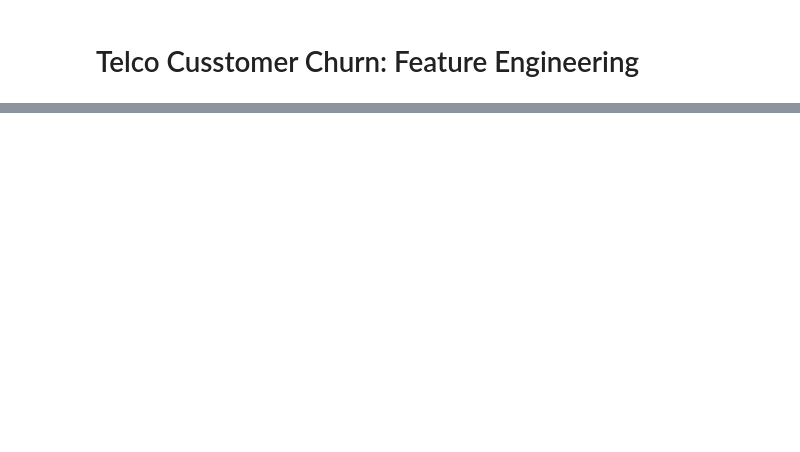
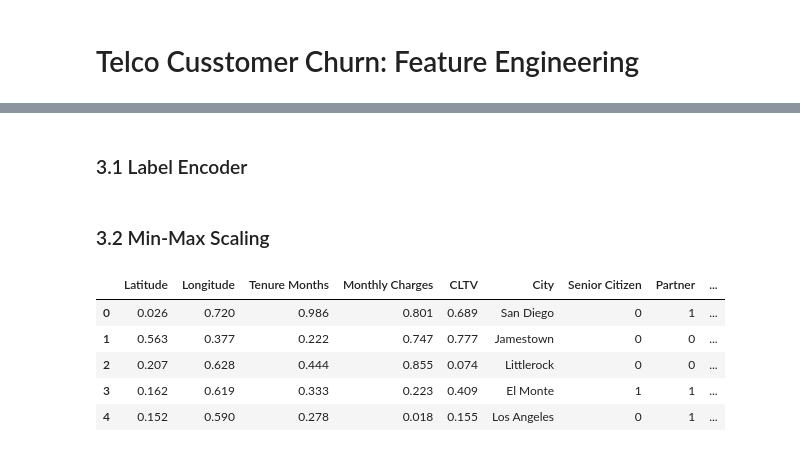
Before and after one commit to lintosunny/churn-x, a Jupyter notebook: ml/notebooks/feature_engineering.ipynb, the cells around one changed output, grey strips where cells are left out. Saved outputs shown, nothing was run; the diff lists cells and outputs as text; code cells hidden in the pictures; blank space fills up the shorter version.

```diff
--- a/ml/notebooks/feature_engineering.ipynb
+++ b/ml/notebooks/feature_engineering.ipynb
@@ -248,0 +350,8 @@ Final VIF values (all <= 10):
+# %%
+# Analyze unique values in each column
+print("Unique values analysis:")
+for col in X_train.columns:
+    if X_train[col].nunique() <= 5:
+        print(f"{col} -> {X_train[col].nunique()} -> {X_train[col].unique()}")
+    else:
+        print(f"{col} -> {X_train[col].nunique()}")
@@ -248,0 +381,22 @@ Final VIF values (all <= 10):
+# %% [markdown]
+### 3.1 Label Encoder
+# %%
+cols_to_label_encode = ['Senior Citizen', 'Partner', 'Dependents', 'Paperless Billing']
+
+for col in cols_to_label_encode:
+    X_train[col] = X_train[col].map({'Yes': 1, 'No': 0})
+    X_test[col] = X_test[col].map({'Yes': 1, 'No': 0})
+# %% [markdown]
+### 3.2 Min-Max Scaling
+# %%
+cols_to_scale = ['CLTV', 'Tenure Months', 'Monthly Charges', 'Longitude', 'Latitude']
+X_train[cols_to_scale] = scaler.fit_transform(X_train[cols_to_scale])
+X_test[cols_to_scale] = scaler.fit_transform(X_test[cols_to_scale])
+X_train.head()
+# %% [output]
+|  | Latitude | Longitude | Tenure Months | Monthly Charges | CLTV | City | Senior Citizen | Partner | ... |
+| 0 | 0.026 | 0.720 | 0.986 | 0.801 | 0.689 | San Diego | 0 | 1 | ... |
+| 1 | 0.563 | 0.377 | 0.222 | 0.747 | 0.777 | Jamestown | 0 | 0 | ... |
+| 2 | 0.207 | 0.628 | 0.444 | 0.855 | 0.074 | Littlerock | 0 | 0 | ... |
+| 3 | 0.162 | 0.619 | 0.333 | 0.223 | 0.409 | El Monte | 1 | 1 | ... |
+| 4 | 0.152 | 0.590 | 0.278 | 0.018 | 0.155 | Los Angeles | 0 | 1 | ... |
```
Also changed, not shown: parts of 58 cells of this notebook, 17 other files.
